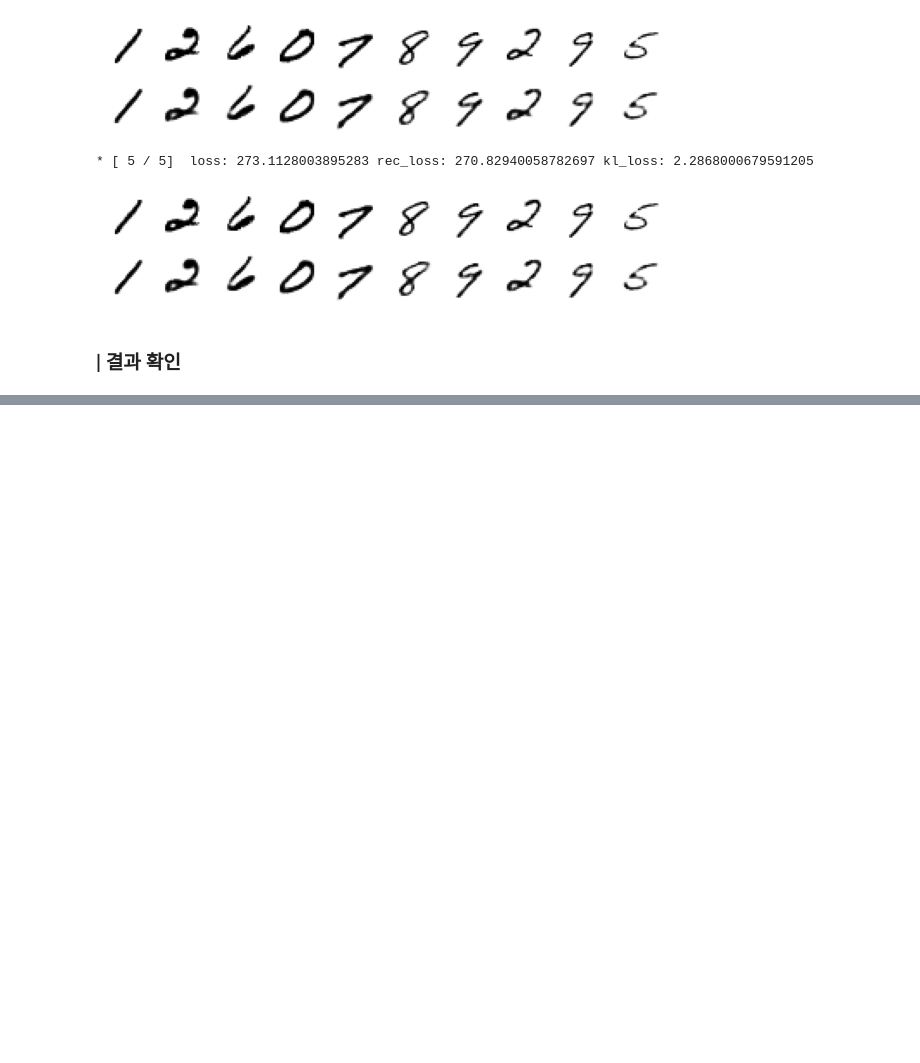
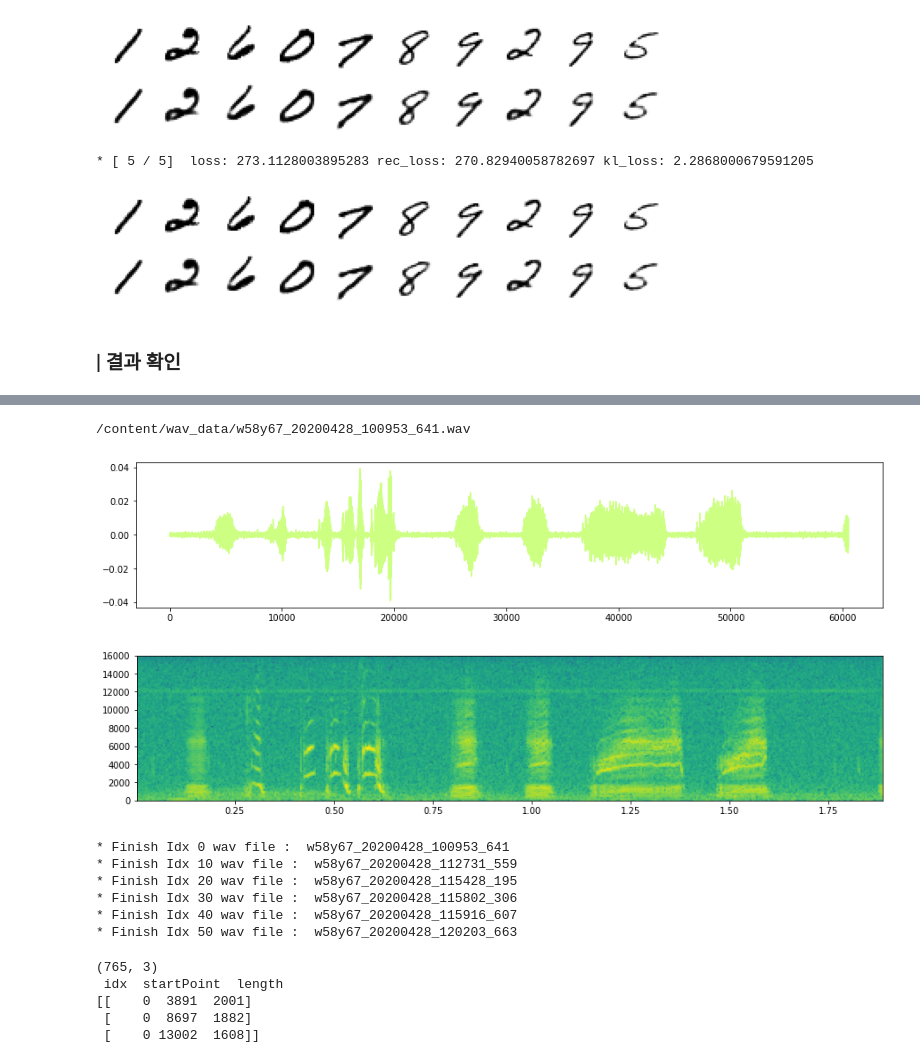
Before and after one commit to yebiny/SkillTreePython-DeepLearning, a Jupyter notebook: 04.Paper-with-code/comment/ch04_07_VAE.ipynb, the cells around one changed output, grey strips where cells are left out. Saved outputs shown, nothing was run; the diff lists cells and outputs as text; code cells hidden in the pictures; blank space fills up the shorter version.

```diff
--- a/04.Paper-with-code/comment/ch04_07_VAE.ipynb
+++ b/04.Paper-with-code/comment/ch04_07_VAE.ipynb
@@ -231,0 +256,2 @@ vae.fit(x_train, 5)
+# %%
+gen = SyllableGenerator('/content/wav_data')
@@ -231,0 +260,34 @@ vae.fit(x_train, 5)
+# %%
+idx = 0
+wav = gen.wav_list[idx]
+print(wav)
+
+draw_wav(wav)
+draw_spectrogram(wav)
+# %% [output]
+/content/wav_data/w58y67_20200428_100953_641.wav
+[figure, added]
+[figure, added]
+# %%
+syllables = gen.get_syllable_list(gen.wav_list)
+# %% [output]
+* Finish Idx 0 wav file :  w58y67_20200428_100953_641
+* Finish Idx 10 wav file :  w58y67_20200428_112731_559
+* Finish Idx 20 wav file :  w58y67_20200428_115428_195
+* Finish Idx 30 wav file :  w58y67_20200428_115802_306
+* Finish Idx 40 wav file :  w58y67_20200428_115916_607
+* Finish Idx 50 wav file :  w58y67_20200428_120203_663
+# %%
+print(syllables.shape)
+print(' idx  startPoint  length')
+print(syllables[:3])
+
+wav_idx = syllables[:, 0]
+start_point = syllables[:,1]
+length = syllables[:,2]
+# %% [output]
+(765, 3)
+ idx  startPoint  length
+[[    0  3891  2001]
+ [    0  8697  1882]
+ [    0 13002  1608]]
```
Also changed, not shown: parts of 15 cells of this notebook.
